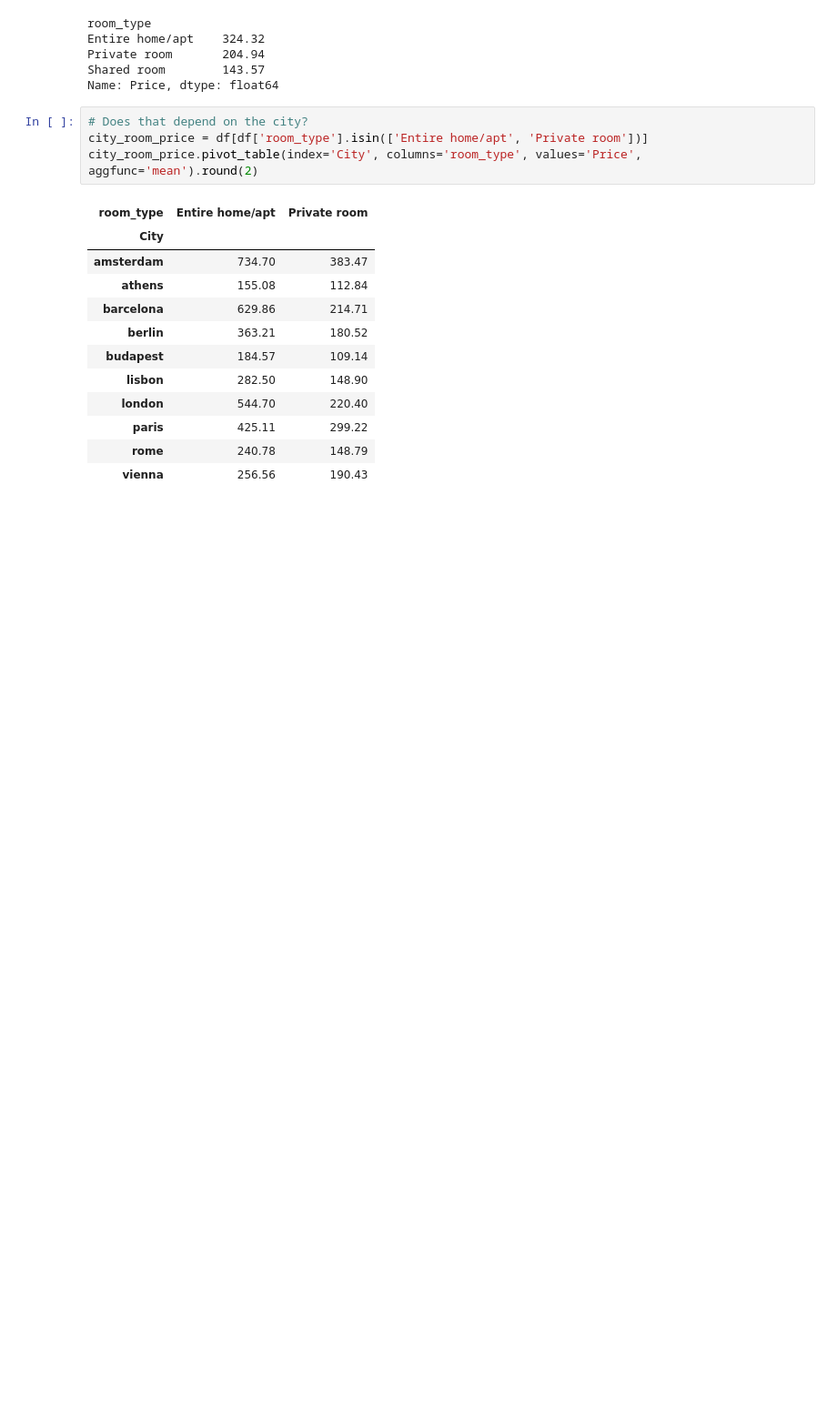
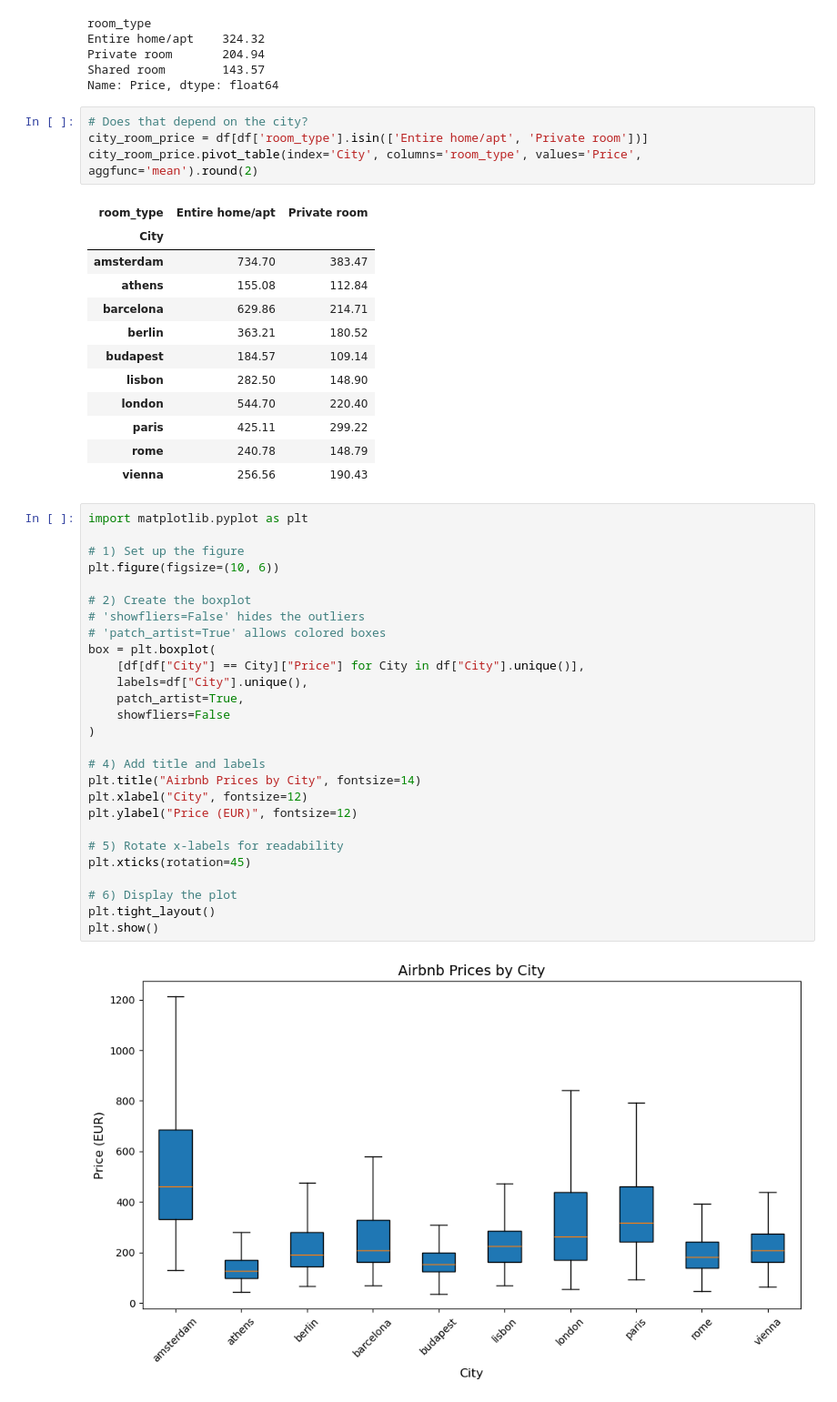
Before and after one commit to Titaniel3/ASDA_2025_Group_1_Portfolio_new, a Jupyter notebook: notebooks/Week4_Homework_neu (1) (2).ipynb, the cells around one changed output. Shown at 91% size. Saved outputs shown, nothing was run; the diff lists cells and outputs as text; blank space fills up the shorter version.

```diff
--- a/notebooks/Week4_Homework_neu (1) (2).ipynb
+++ b/notebooks/Week4_Homework_neu (1) (2).ipynb
@@ -557,3 +557,32 @@ city_room_price.pivot_table(index='City', columns='room_type', values='Price', a
 | paris | 425.11 | 299.22 |
 | rome | 240.78 | 148.79 |
 | vienna | 256.56 | 190.43 |
+# %%
+import matplotlib.pyplot as plt
+
+# 1) Set up the figure
+plt.figure(figsize=(10, 6))
+
+# 2) Create the boxplot
+# 'showfliers=False' hides the outliers
+# 'patch_artist=True' allows colored boxes
+box = plt.boxplot(
+    [df[df["City"] == City]["Price"] for City in df["City"].unique()],
+    labels=df["City"].unique(),
+    patch_artist=True,
+    showfliers=False
+)
+
+# 4) Add title and labels
+plt.title("Airbnb Prices by City", fontsize=14)
+plt.xlabel("City", fontsize=12)
+plt.ylabel("Price (EUR)", fontsize=12)
+
+# 5) Rotate x-labels for readability
+plt.xticks(rotation=45)
+
+# 6) Display the plot
+plt.tight_layout()
+plt.show()
+# %% [output]
+[figure, added]
```
Also changed, not shown: parts of 4 cells of this notebook, 5 other files.
